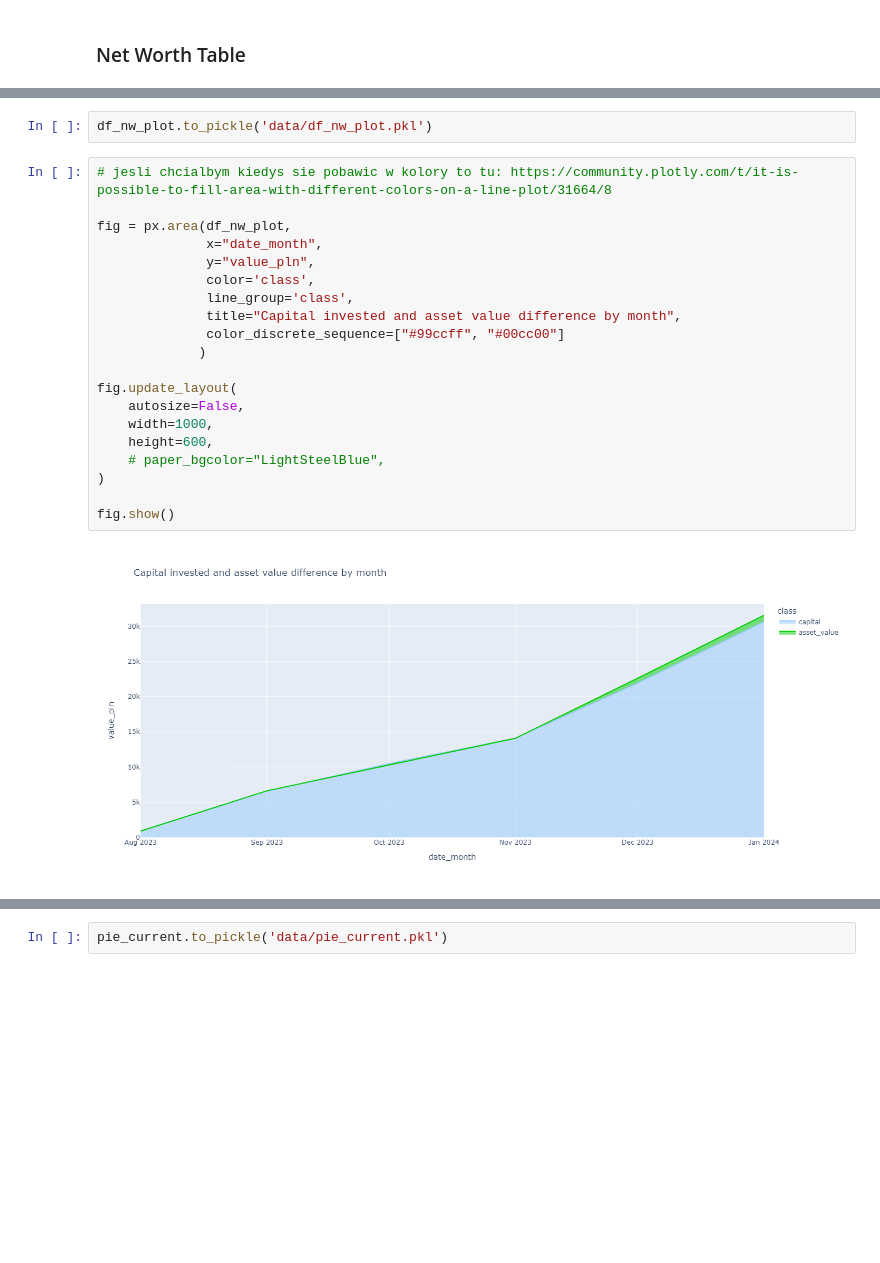
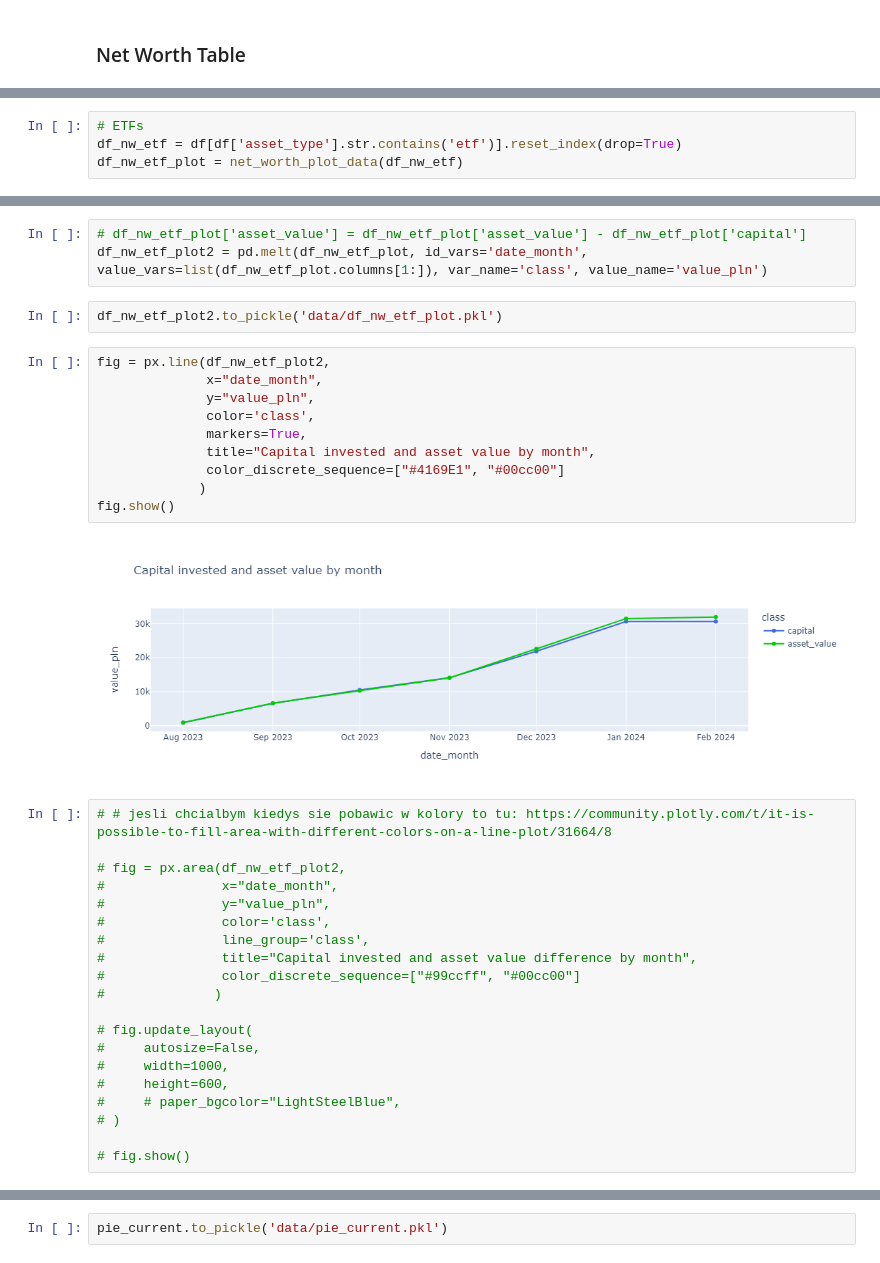
Before and after one commit to chomiczdawid/investment-portfolio-dashboard, a Jupyter notebook: data_processing.ipynb, the cells around one changed output, grey strips where cells are left out. Drawn from its saved outputs; the diff is of its cells as text; blank space fills up the shorter version.

```diff
--- a/data_processing.ipynb
+++ b/data_processing.ipynb
@@ -304,0 +306,4 @@ df_nw_plot = pd.melt(df_nw_plot, id_vars='date_month', value_vars=list(df_nw_plo
+# %%
+# ETFs
+df_nw_etf = df[df['asset_type'].str.contains('etf')].reset_index(drop=True)
+df_nw_etf_plot = net_worth_plot_data(df_nw_etf)
@@ -305,24 +328,37 @@ df_nw_plot = pd.melt(df_nw_plot, id_vars='date_month', value_vars=list(df_nw_plo
+# %%
+# df_nw_etf_plot['asset_value'] = df_nw_etf_plot['asset_value'] - df_nw_etf_plot['capital']
+df_nw_etf_plot2 = pd.melt(df_nw_etf_plot, id_vars='date_month', value_vars=list(df_nw_etf_plot.columns[1:]), var_name='class', value_name='value_pln')
 # %%
-df_nw_plot.to_pickle('data/df_nw_plot.pkl')
+df_nw_etf_plot2.to_pickle('data/df_nw_etf_plot.pkl')
+# %%
+fig = px.line(df_nw_etf_plot2,
+              x="date_month",
+              y="value_pln",
+              color='class',
+              markers=True,
+              title="Capital invested and asset value by month",
+              color_discrete_sequence=["#4169E1", "#00cc00"]
+             )
+fig.show()
+# %% [output]
+[figure, added]
 # %%
-# jesli chcialbym kiedys sie pobawic w kolory to tu: https://community.plotly.com/t/it-is-possible-to-fill-area-with-different-colors-on-a-line-plot/31664/8
+# # jesli chcialbym kiedys sie pobawic w kolory to tu: https://community.plotly.com/t/it-is-possible-to-fill-area-with-different-colors-on-a-line-plot/31664/8
 
-fig = px.area(df_nw_plot,
-              x="date_month",
-              y="value_pln",
-              color='class',
-              line_group='class',
-              title="Capital invested and asset value difference by month",
-              color_discrete_sequence=["#99ccff", "#00cc00"]
-             )
+# fig = px.area(df_nw_etf_plot2,
+#               x="date_month",
+#               y="value_pln",
+#               color='class',
+#               line_group='class',
+#               title="Capital invested and asset value difference by month",
+#               color_discrete_sequence=["#99ccff", "#00cc00"]
+#              )
 
-fig.update_layout(
-    autosize=False,
-    width=1000,
-    height=600,
-    # paper_bgcolor="LightSteelBlue",
-)
+# fig.update_layout(
+#     autosize=False,
+#     width=1000,
+#     height=600,
+#     # paper_bgcolor="LightSteelBlue",
+# )
 
-fig.show()
+# fig.show()
-# %% [output]
-[figure, removed]
```
Also changed, not shown: parts of 36 cells of this notebook.
